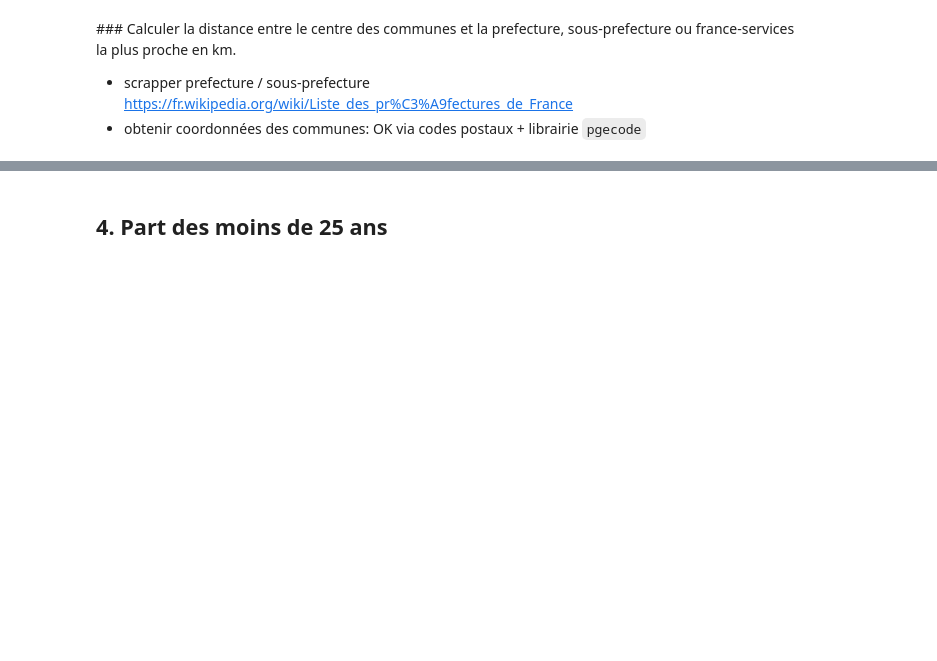
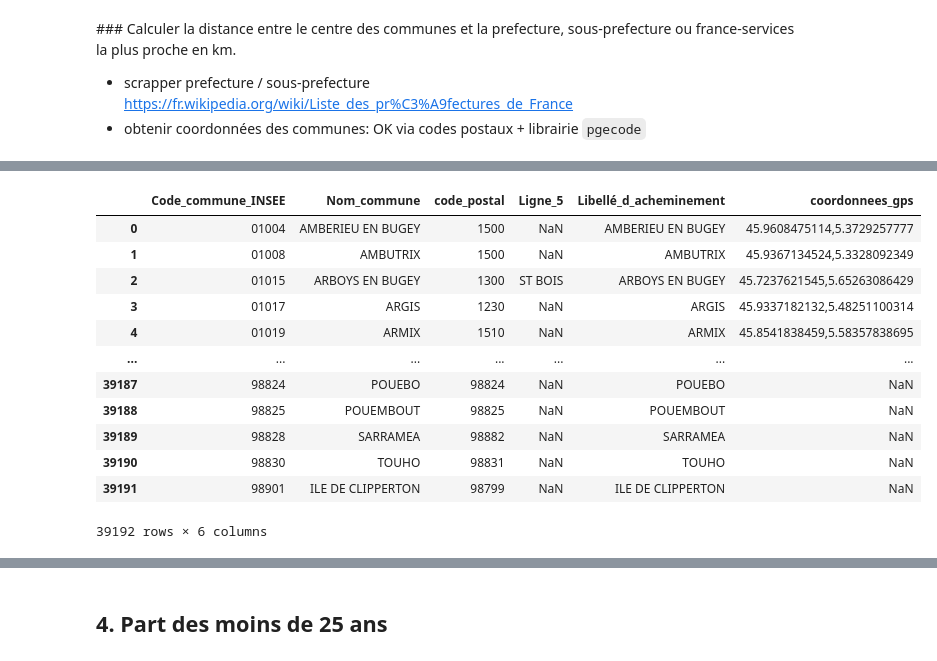
Before and after one commit to dataforgoodfr/batch8_mednum, a Jupyter notebook: notebooks/acces_information.ipynb, the cells around one changed output, grey strips where cells are left out. Drawn from its saved outputs; the diff is of its cells as text; code cells hidden in the pictures; blank space fills up the shorter version.

```diff
--- a/notebooks/acces_information.ipynb
+++ b/notebooks/acces_information.ipynb
@@ -296,2 +257,22 @@ commune
+# %%
+#commune = pd.read_csv('table_iris_insee_epci.csv')
+#del commune['Unnamed: 0']
+commune = pd.read_csv('/content/drive/My Drive/Colab Notebooks/laposte_hexasmal.csv', delimiter=';')
+commune.rename(columns={'Code_postal': 'code_postal'}, inplace=True)
+commune
+# %% [output]
+|  | Code_commune_INSEE | Nom_commune | code_postal | Ligne_5 | Libellé_d_acheminement | coordonnees_gps |
+| 0 | 01004 | AMBERIEU EN BUGEY | 1500 | NaN | AMBERIEU EN BUGEY | 45.9608475114,5.3729257777 |
+| 1 | 01008 | AMBUTRIX | 1500 | NaN | AMBUTRIX | 45.9367134524,5.3328092349 |
+| 2 | 01015 | ARBOYS EN BUGEY | 1300 | ST BOIS | ARBOYS EN BUGEY | 45.7237621545,5.65263086429 |
+| 3 | 01017 | ARGIS | 1230 | NaN | ARGIS | 45.9337182132,5.48251100314 |
+| 4 | 01019 | ARMIX | 1510 | NaN | ARMIX | 45.8541838459,5.58357838695 |
+| ... | ... | ... | ... | ... | ... | ... |
+| 39187 | 98824 | POUEBO | 98824 | NaN | POUEBO | NaN |
+| 39188 | 98825 | POUEMBOUT | 98825 | NaN | POUEMBOUT | NaN |
+| 39189 | 98828 | SARRAMEA | 98882 | NaN | SARRAMEA | NaN |
+| 39190 | 98830 | TOUHO | 98831 | NaN | TOUHO | NaN |
+| 39191 | 98901 | ILE DE CLIPPERTON | 98799 | NaN | ILE DE CLIPPERTON | NaN |
+39192 rows × 6 columns
 # %%
 # calculer le france-service (ou prefecture, sous-prefecture etc.) le plus proche de chaque commune et bueno
```
Also changed, not shown: parts of 25 cells of this notebook.
